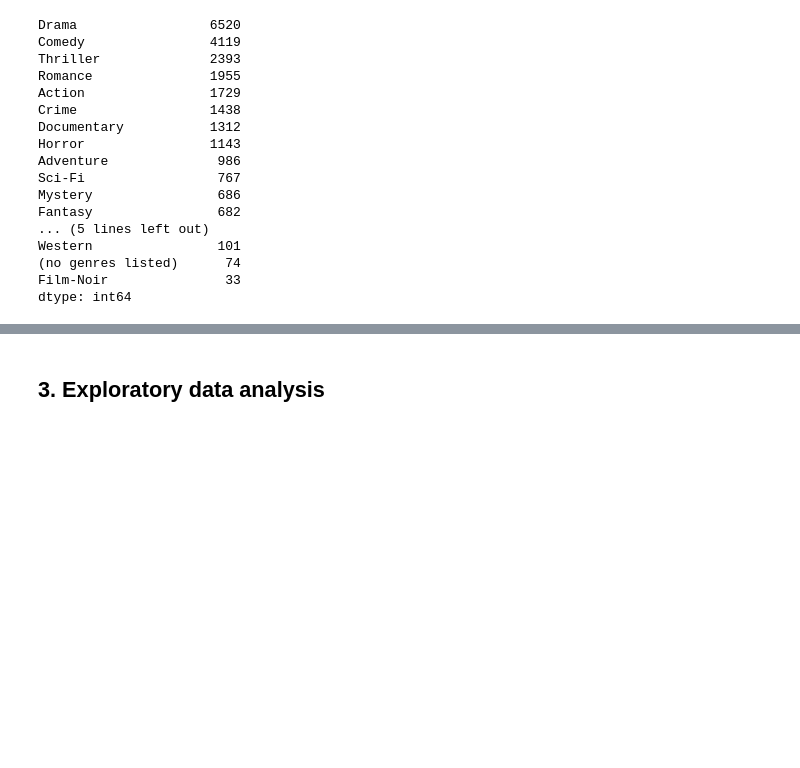
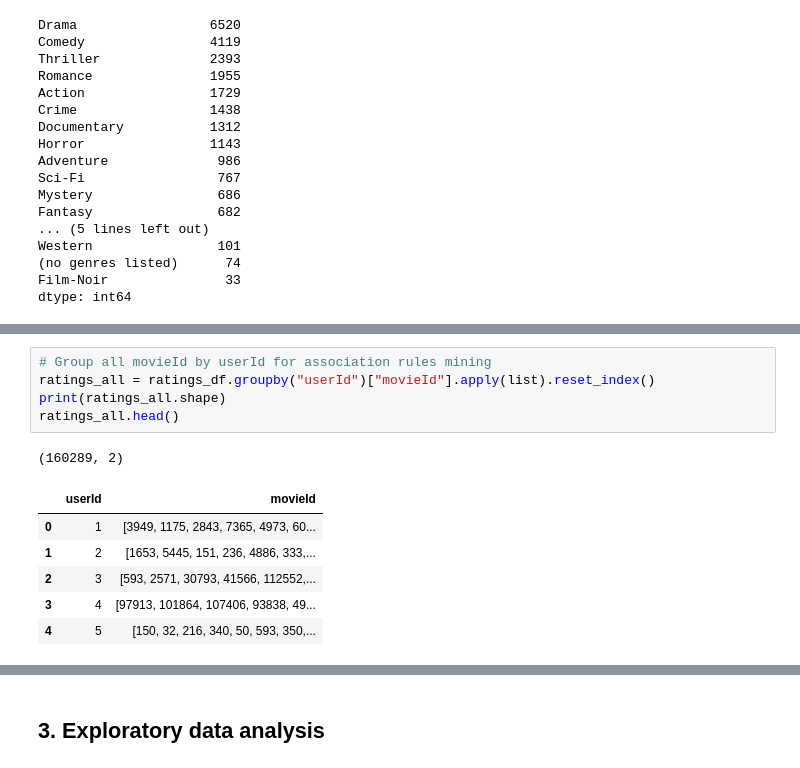
Before and after one commit to NgawethuMtirara/unsupervised-streamlit-teamcw3, a Jupyter notebook: Notebook/Team_CW3_Unsupervised.ipynb, the cells around one changed output, grey strips where cells are left out. Cells and saved outputs as stored; diff of their text form; blank space fills up the shorter version.

```diff
--- a/Notebook/Team_CW3_Unsupervised.ipynb
+++ b/Notebook/Team_CW3_Unsupervised.ipynb
@@ -447,0 +461,13 @@ movies_ohe.to_csv(newpath + "/movies_metadata_ohe.csv", index=False)
+# %%
+# Group all movieId by userId for association rules mining
+ratings_all = ratings_df.groupby("userId")["movieId"].apply(list).reset_index()
+print(ratings_all.shape)
+ratings_all.head()
+# %% [output]
+(160289, 2)
+|  | userId | movieId |
+| 0 | 1 | [3949, 1175, 2843, 7365, 4973, 60... |
+| 1 | 2 | [1653, 5445, 151, 236, 4886, 333,... |
+| 2 | 3 | [593, 2571, 30793, 41566, 112552,... |
+| 3 | 4 | [97913, 101864, 107406, 93838, 49... |
+| 4 | 5 | [150, 32, 216, 340, 50, 593, 350,... |
```
Also changed, not shown: parts of 32 cells of this notebook, 21 other files.
